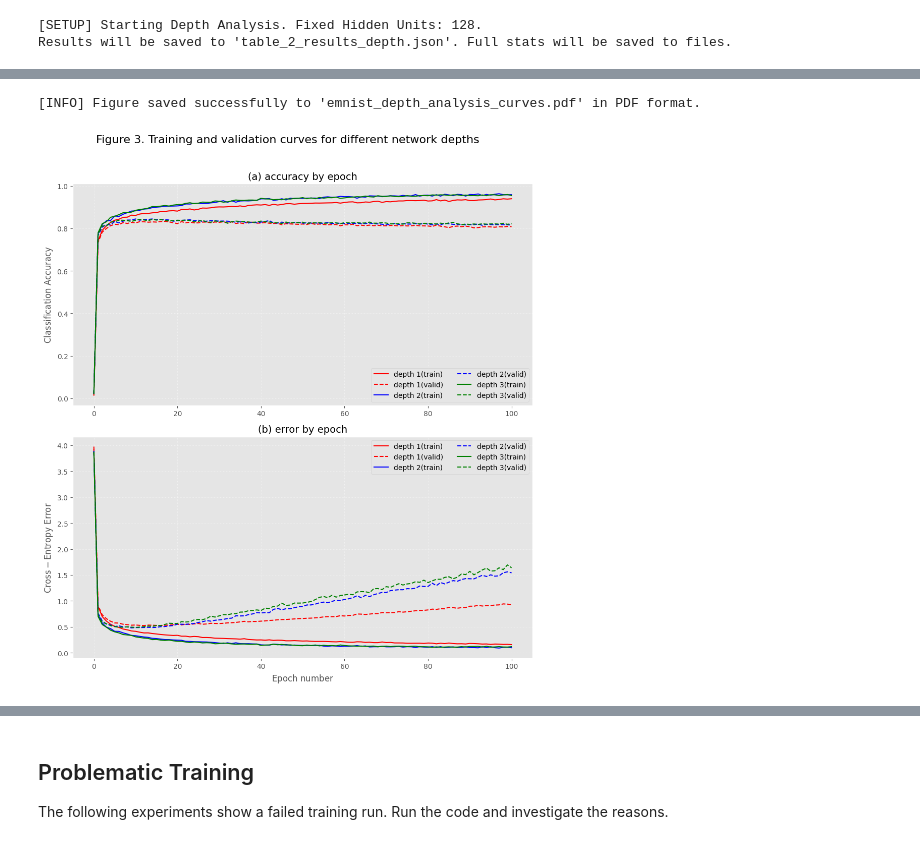
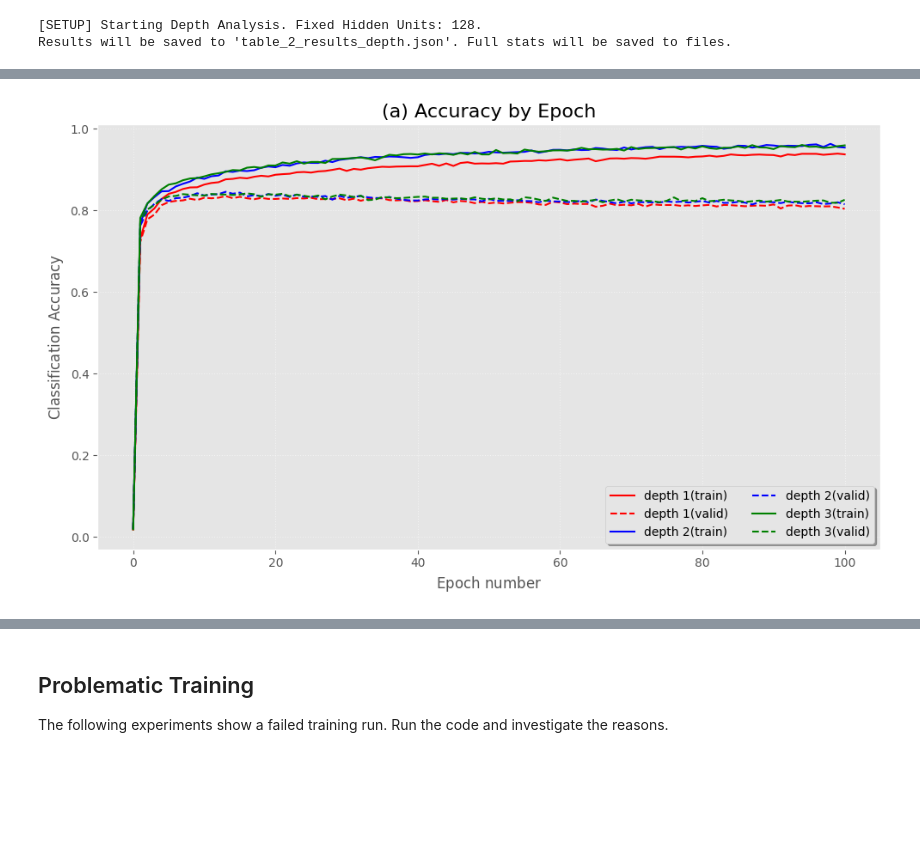
Before and after one commit to s2891782/mlp, a Jupyter notebook: notebooks/Coursework_1.ipynb, the cells around one changed output, grey strips where cells are left out. Saved outputs shown, nothing was run; the diff lists cells and outputs as text; code cells hidden in the pictures; blank space fills up the shorter version.

Commit message:
WIP: save coursework1 before syncing

```diff
--- a/notebooks/Coursework_1.ipynb
+++ b/notebooks/Coursework_1.ipynb
@@ -841,75 +843,62 @@ except Exception as e:
 +-----------------+---------------+-------------+------------+
 ==============================================================
 # %%
-import matplotlib.pyplot as plt
-import numpy as np
-
-# Define high-contrast colors for depths 1, 2, and 3
 COLOR_MAP = {
     1: 'red',      # Depth 1
     2: 'blue',     # Depth 2
-    3: 'green'    # Depth 3
+    3: 'green'     # Depth 3
 }
-
-# --- Plotting Setup ---
-# NOTE: This cell relies on stats_1, stats_2, stats_3, keys, num_epochs, and stats_interval being defined in memory.
 
 try:
     all_stats = {
         'depth1': stats_1,
         'depth2': stats_2,
         'depth3': stats_3
     }
     epochs = np.arange(0, num_epochs + stats_interval, stats_interval)
     depths = [1, 2, 3]
 except NameError as e:
-    print(f"[ERROR] Variable missing: {e}. Ensure all three experiment cells ran immediately before this one.")
+    print(f"[ERROR] Variable missing: {e}.")
     raise
 
-# --- Plot Generation ---
-# Note: Matplotlib typically needs the figure/axis objects to be named explicitly for tighter control
-fig, axes = plt.subplots(2, 1, figsize=(10, 12))
-plt.suptitle('Figure 3. Training and validation curves for different network depths', y=1.02, fontsize=16)
+# Plot Generation for ACCURACY
+fig, ax = plt.subplots(1, 1, figsize=(10, 6))
 
-# Loop and Plot
-for i, (depth_label, stats) in enumerate(all_stats.items()):
-    depth = int(depth_label[-1])
+all_handles = []
+all_labels = []
+
+for depth in depths:
+    stats = all_stats[f'depth{depth}']
     color = COLOR_MAP[depth]
 
-    # Subplot (a) Accuracy
     train_acc = [s[keys['acc(train)']] for s in stats]
     valid_acc = [s[keys['acc(valid)']] for s in stats]
 
-    axes[0].plot(epochs, train_acc, label=f'depth {depth}(train)', linestyle='-', color=color)
-    axes[0].plot(epochs, valid_acc, label=f'depth {depth}(valid)', linestyle='--', color=color)
+    # Plot Train (Solid)
+    h_train, = ax.plot(epochs, train_acc, label=f'depth {depth}(train)', linestyle='-', color=color)
+    # Plot Validation (Dashed)
+    h_valid, = ax.plot(epochs, valid_acc, label=f'depth {depth}(valid)', linestyle='--', color=color)
 
-    # Subplot (b) Error
-    train_error = [s[keys['error(train)']] for s in stats]
-    valid_error = [s[keys['error(valid)']] for s in stats]
+    all_handles.extend([h_train, h_valid])
+    all_labels.extend([f'depth {depth}(train)', f'depth {depth}(valid)'])
 
-    axes[1].plot(epochs, train_error, label=f'depth {depth}(train)', linestyle='-', color=color)
-    axes[1].plot(epochs, valid_error, label=f'depth {depth}(valid)', linestyle='--', color=color)
+# Formatting
+ax.set_title(r'(a) Accuracy by Epoch', fontsize=16)
+ax.set_xlabel(r'$\mathrm{Epoch\ number}$', fontsize=12)
+ax.set_ylabel(r'$\mathrm{Classification\ Accuracy}$', fontsize=12)
+ax.grid(True, linestyle=':', alpha=0.6)
 
-# --- Formatting ---
-# Subplot (a) formatting
-axes[0].set_title(r'(a) accuracy by epoch', fontsize=14)
-axes[0].set_ylabel(r'$\mathrm{Classification\ Accuracy}$', fontsize=12) # LaTeX formatting for label
-axes[0].grid(True, linestyle=':', alpha=0.6)
-axes[0].legend(loc='lower right', fontsize=10, ncol=2)
+ax.legend(all_handles, all_labels,
+          loc='lower right',
+          ncol=2,
+          fontsize=10,
+          frameon=True,
+          fancybox=True,
+          shadow=True)
 
-# Subplot (b) formatting
-axes[1].set_title(r'(b) error by epoch', fontsize=14)
-axes[1].set_ylabel(r'$\mathrm{Cross-Entropy\ Error}$', fontsize=12) # LaTeX formatting for label
-axes[1].set_xlabel(r'$\mathrm{Epoch\ number}$', fontsize=12) # LaTeX formatting for label
-axes[1].grid(True, linestyle=':', alpha=0.6)
-axes[1].legend(loc='upper right', fontsize=10, ncol=2)
-
-# --- SAVE FIGURE TO PDF ---
-fig.tight_layout(rect=[0, 0.1, 1, 1]) # This minimizes whitespace around the axes.
-save_filename = 'emnist_depth_analysis_curves.pdf'
-fig.savefig(save_filename)
-print(f"\n[INFO] Figure saved successfully to '{save_filename}' in PDF format.")
+fig.tight_layout()
+save_filename = 'emnist_depth_accuracy.png'
+fig.savefig(save_filename, dpi=300) # dpi=300 for high resolution PNG
 plt.show()
 # %% [output]
-[INFO] Figure saved successfully to 'emnist_depth_analysis_curves.pdf' in PDF format.
-[figure, old version]
+[figure, new version]
```
Also changed, not shown: parts of 13 cells of this notebook, 9 other files.
